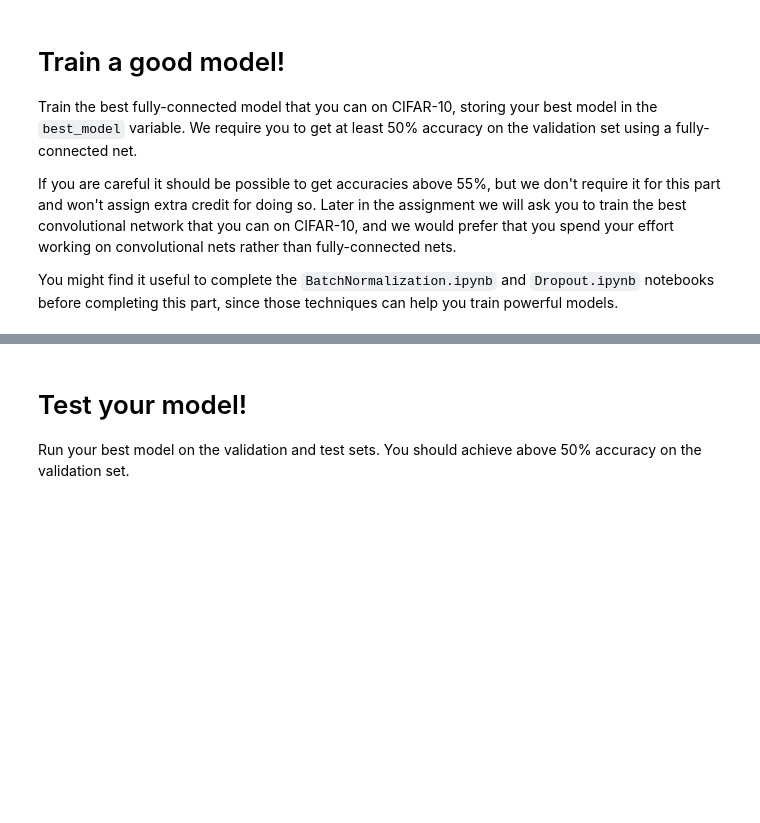
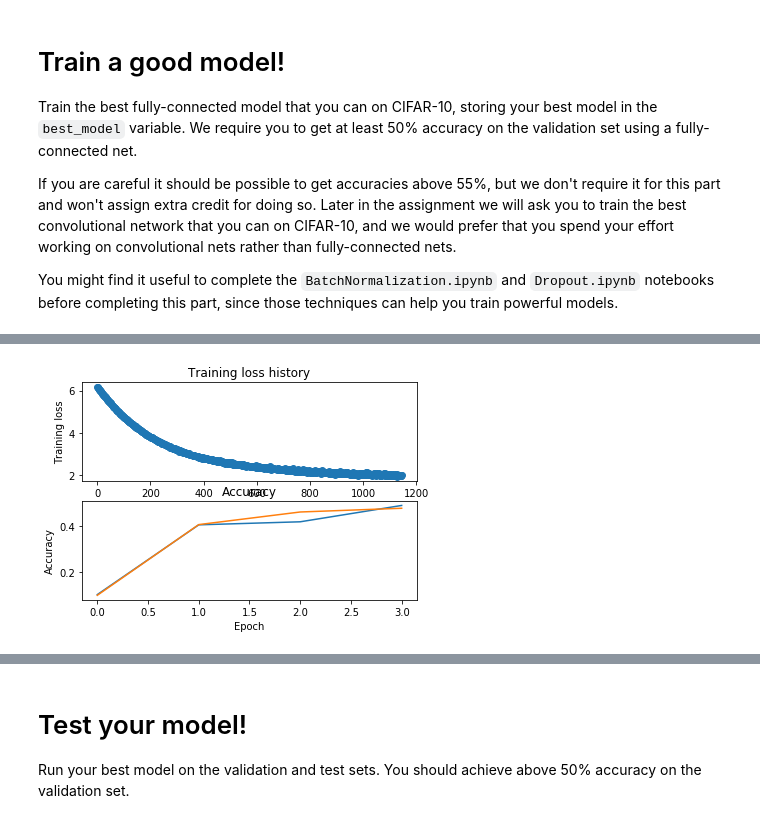
Before and after one commit to Becomebright/CS231n, a Jupyter notebook: assignment2/FullyConnectedNets.ipynb, the cells around one changed output, grey strips where cells are left out. Saved outputs shown, nothing was run; the diff lists cells and outputs as text; code cells hidden in the pictures; blank space fills up the shorter version.

```diff
--- a/assignment2/FullyConnectedNets.ipynb
+++ b/assignment2/FullyConnectedNets.ipynb
@@ -729,0 +885,17 @@ pass
+# %%
+plt.subplot(2, 1, 1)
+plt.title('Training loss history')
+plt.plot(best_model.loss_history, 'o')
+plt.xlabel('Iteration')
+plt.ylabel('Training loss')
+
+plt.subplot(2, 1, 2)
+plt.title('Accuracy')
+plt.plot(best_model.train_acc_history, label='Training accuracy')
+plt.plot(best_model.val_acc_history, label='Validation accuracy')
+plt.xlabel('Epoch')
+plt.ylabel('Accuracy')
+
+plt.show()
+# %% [output]
+[figure, added]
```
Also changed, not shown: parts of 14 cells of this notebook, 2 other files.
